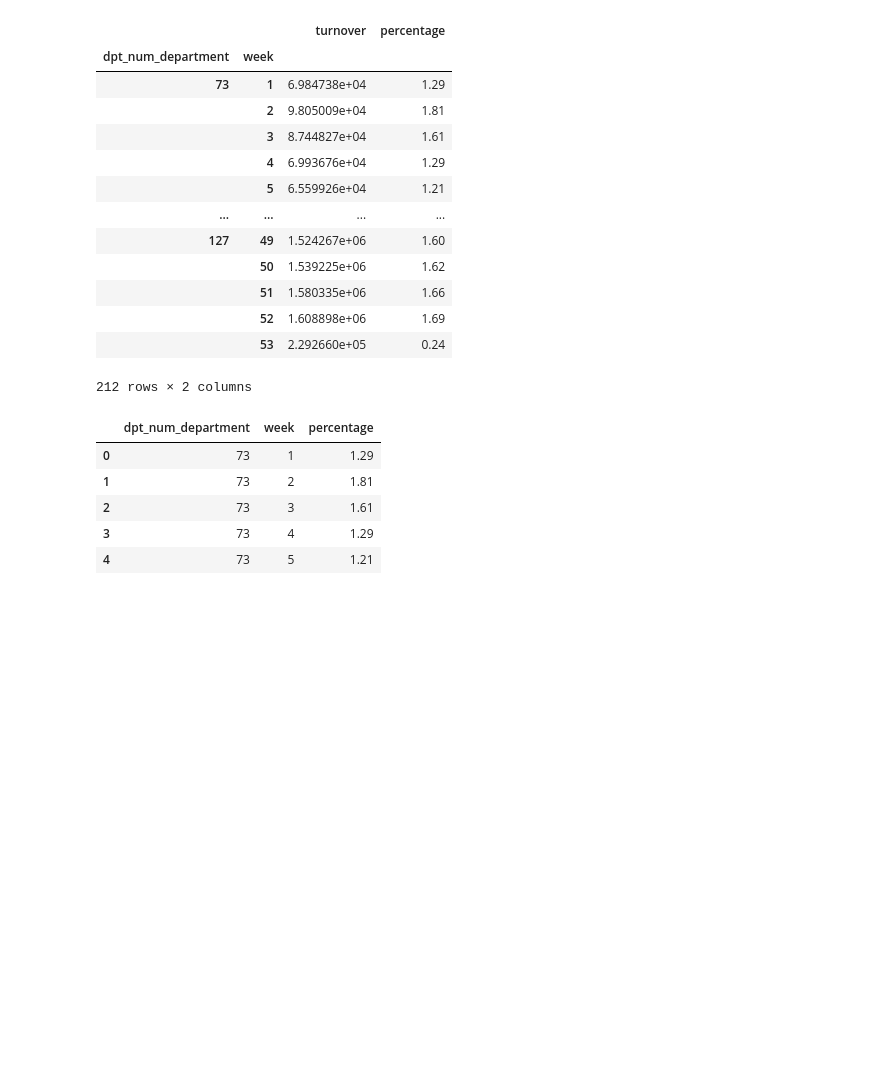
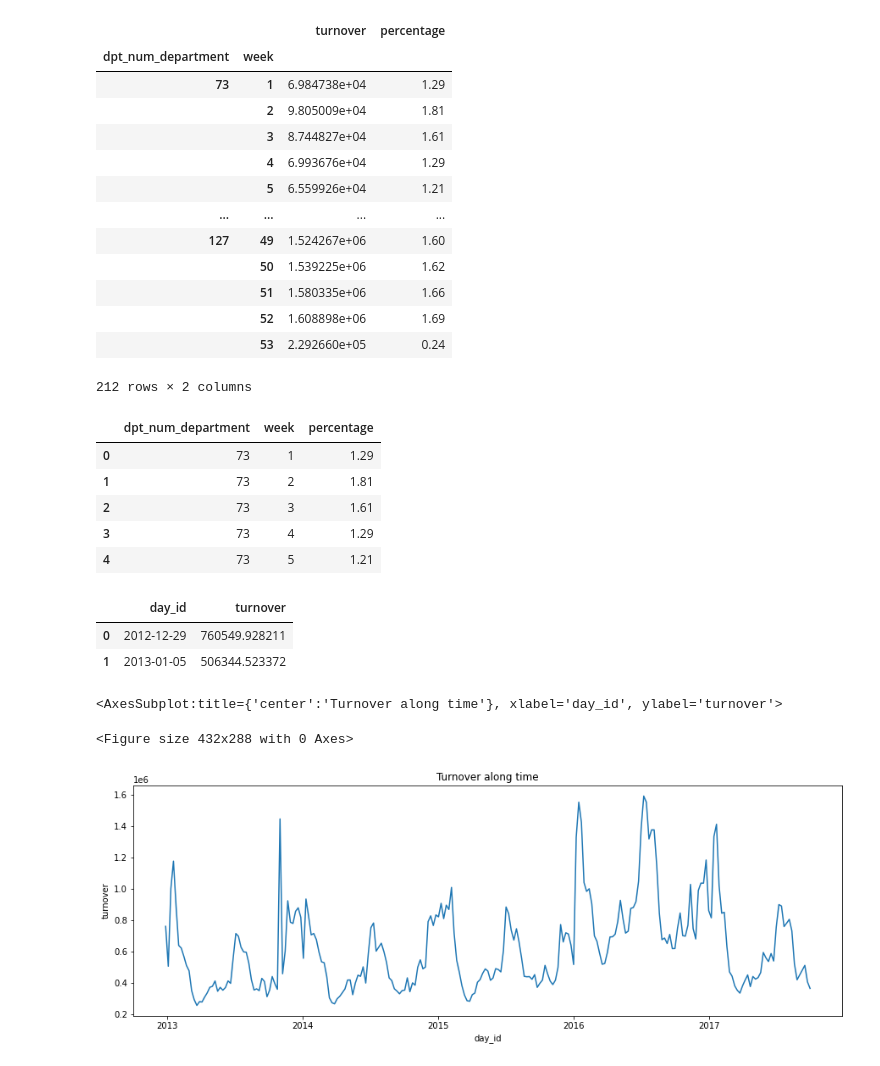
Before and after one commit to louisvilpoux/decathlon_interview, a Jupyter notebook: forecast.ipynb, the cells around one changed output. Drawn from its saved outputs; the diff is of its cells as text; code cells hidden in the pictures; blank space fills up the shorter version.

Commit message:
turnover forecast basic

```diff
--- a/forecast.ipynb
+++ b/forecast.ipynb
@@ -355,3 +355,19 @@ df_perc_dep_week.head()
 | 4 | 73 | 5 | 1.21 |
 # %%
 # We can now work on the global turnover forecast
+# %%
+df_forecast_turnover = df_train[["day_id","turnover"]].groupby("day_id").sum().reset_index()
+df_forecast_turnover.head(2)
+# %% [output]
+|  | day_id | turnover |
+| 0 | 2012-12-29 | 760549.928211 |
+| 1 | 2013-01-05 | 506344.523372 |
+# %%
+plt.figure(i)
+fig, ax = pyplot.subplots(figsize=(15,5))
+plt.title(f"Turnover along time")
+sns.lineplot(ax=ax,data=df_forecast_turnover, x='day_id', y='turnover',palette="tab10")
+# %% [output]
+<AxesSubplot:title={'center':'Turnover along time'}, xlabel='day_id', ylabel='turnover'>
+<Figure size 432x288 with 0 Axes>
+[figure, added]
```
Also changed, not shown: parts of 9 cells of this notebook.
